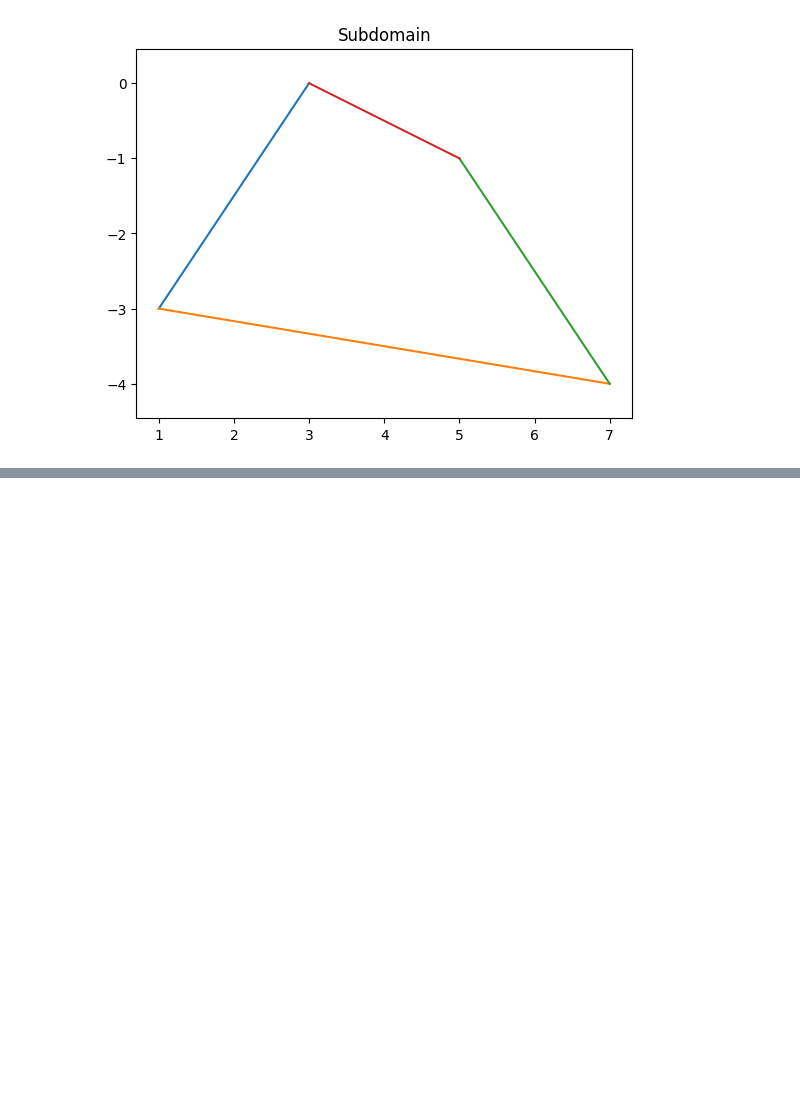
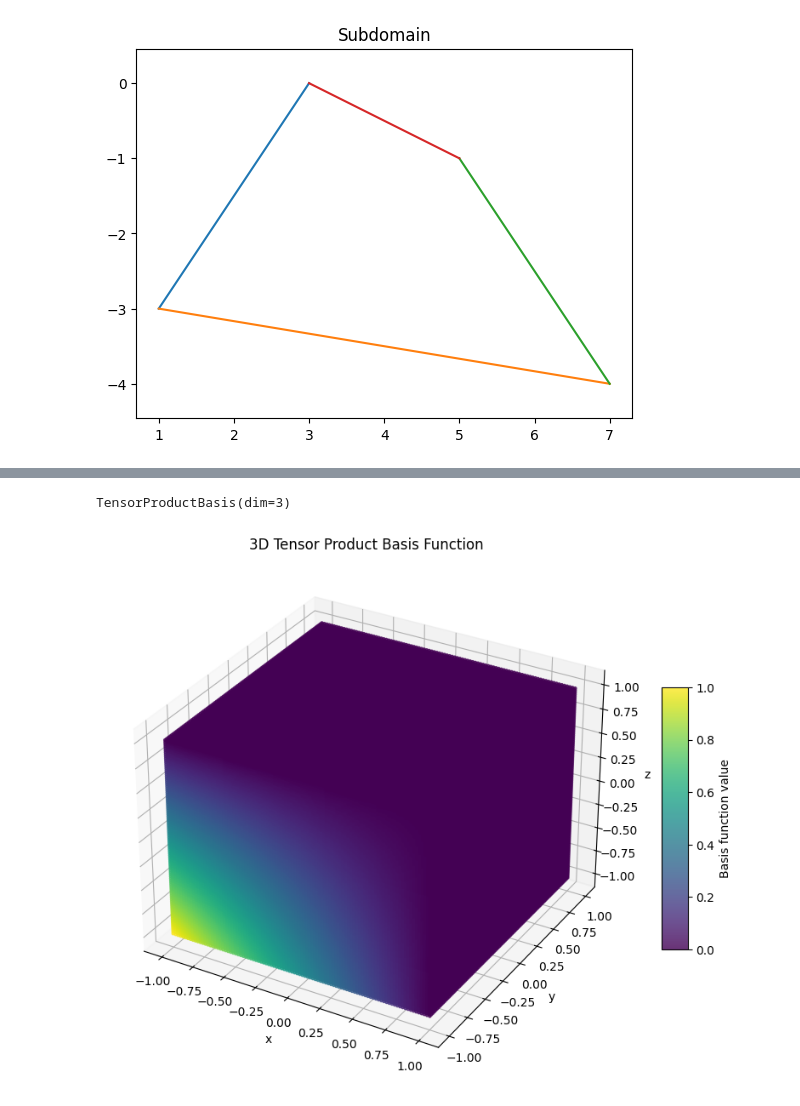
Before and after one commit to MazenAli/TT-FEMesh, a Jupyter notebook: notebooks/prototyping.ipynb, the cells around one changed output, grey strips where cells are left out. Drawn from its saved outputs; the diff is of its cells as text; code cells hidden in the pictures; blank space fills up the shorter version.

```diff
--- a/notebooks/prototyping.ipynb
+++ b/notebooks/prototyping.ipynb
@@ -127,0 +163,8 @@ Domain(4 subdomains, 2 connections)
+# %%
+tpbasis = TensorProductBasis([basis1d]*3)
+
+print(tpbasis)
+tpbasis.plot((0, 0, 0))
+# %% [output]
+TensorProductBasis(dim=3)
+[figure, added]
```
Also changed, not shown: parts of 4 cells of this notebook, 5 other files.
